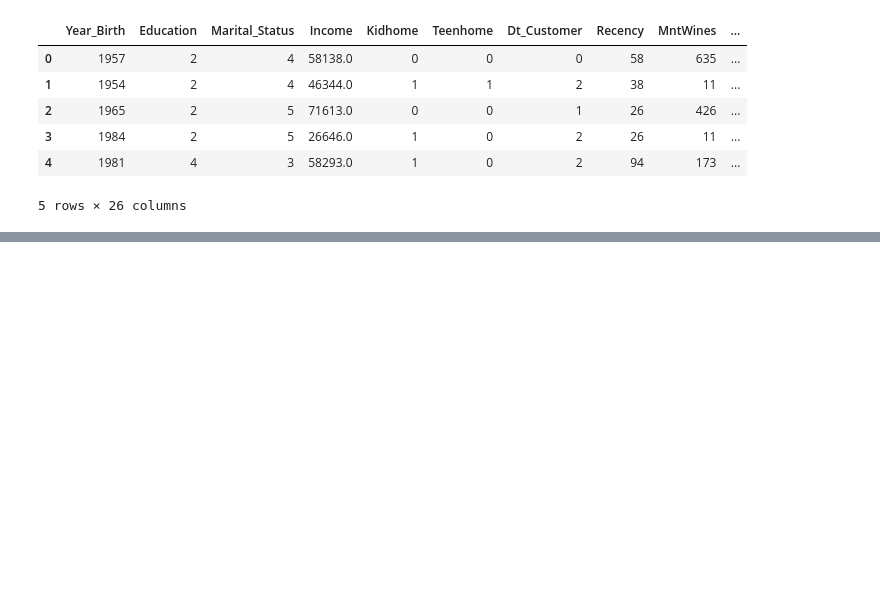
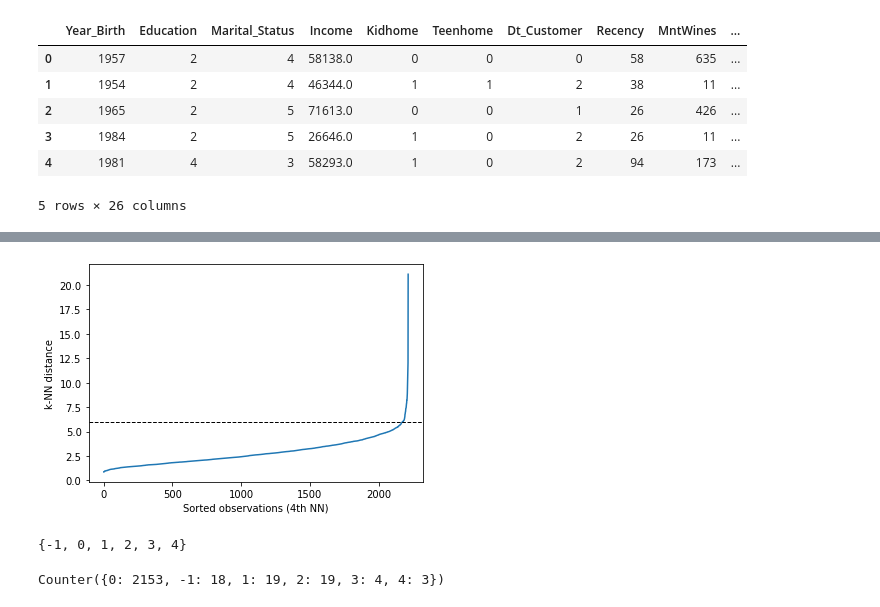
Before and after one commit to CarlosFontaneli/Aprendizado-Maquina-I, a Jupyter notebook: T2/dbscan.ipynb, the cells around one changed output, grey strips where cells are left out. Drawn from its saved outputs; the diff is of its cells as text; code cells hidden in the pictures; blank space fills up the shorter version.

```diff
--- a/T2/dbscan.ipynb
+++ b/T2/dbscan.ipynb
@@ -50,10 +51,3 @@ df.head()
 | 3 | 1984 | 2 | 5 | 26646.0 | 1 | 0 | 2 | 26 | 11 | ... |
 | 4 | 1981 | 4 | 3 | 58293.0 | 1 | 0 | 2 | 94 | 173 | ... |
 5 rows × 26 columns
-# %%
-scaler = StandardScaler()
-for column in df.columns:
-  df[column] = scaler.fit_transform(df[[column]]).flatten()
-
-df.head()
-df.describe()
@@ -70,0 +54,37 @@ df.describe()
+# %%
+df = df.drop(df[np.isnan(df['Income'])].index)
+# %%
+from sklearn.neighbors import NearestNeighbors
+# n_neighbors = 5 as kneighbors function returns distance of point to itself (i.e. first column will be zeros)
+nbrs = NearestNeighbors(n_neighbors=10).fit(df)
+# Find the k-neighbors of a point
+neigh_dist, neigh_ind = nbrs.kneighbors(df)
+# sort the neighbor distances (lengths to points) in ascending order
+# axis = 0 represents sort along first axis i.e. sort along row
+sort_neigh_dist = np.sort(neigh_dist, axis=0)
+# %%
+import matplotlib.pyplot as plt
+k_dist = sort_neigh_dist[:, 4]
+plt.plot(k_dist)
+plt.axhline(y=6, linewidth=1, linestyle='dashed', color='k')
+plt.ylabel("k-NN distance")
+plt.xlabel("Sorted observations (4th NN)")
+plt.show()
+# %% [output]
+[figure, added]
+# %%
+from sklearn.cluster import DBSCAN
+clusters = DBSCAN(eps=6, min_samples=4).fit(df)
+# get cluster labels
+clusters.labels_
+
+
+# check unique clusters
+set(clusters.labels_)
+# %% [output]
+{-1, 0, 1, 2, 3, 4}
+# %%
+from collections import Counter
+Counter(clusters.labels_)
+# %% [output]
+Counter({0: 2153, -1: 18, 1: 19, 2: 19, 3: 4, 4: 3})
```
Also changed, not shown: parts of 3 cells of this notebook.
